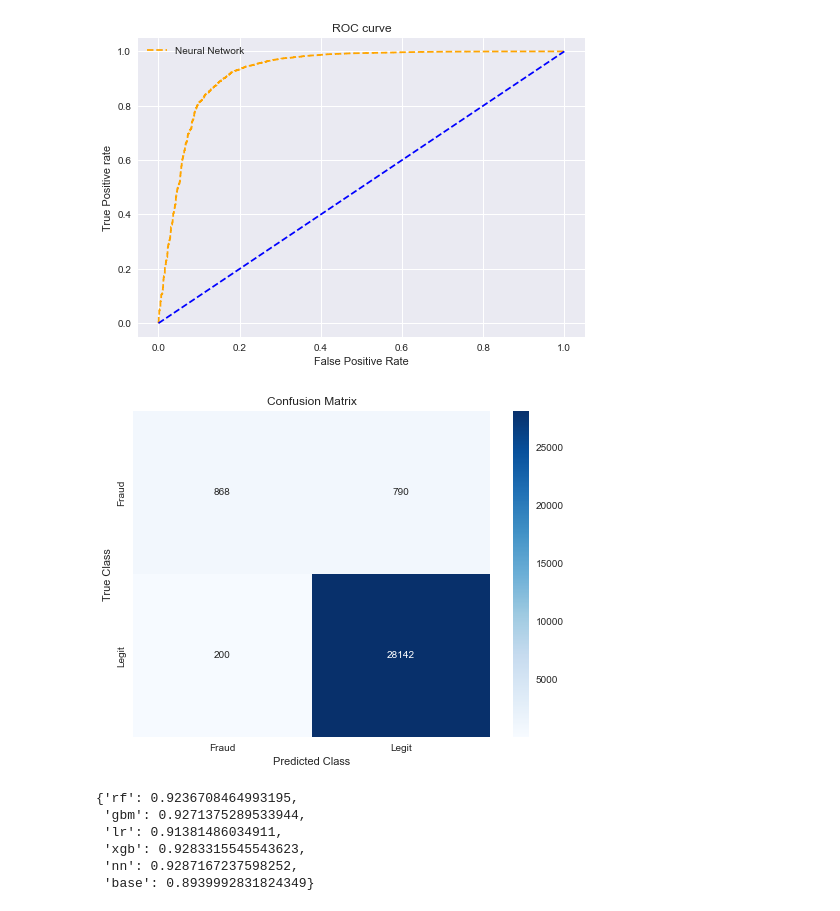
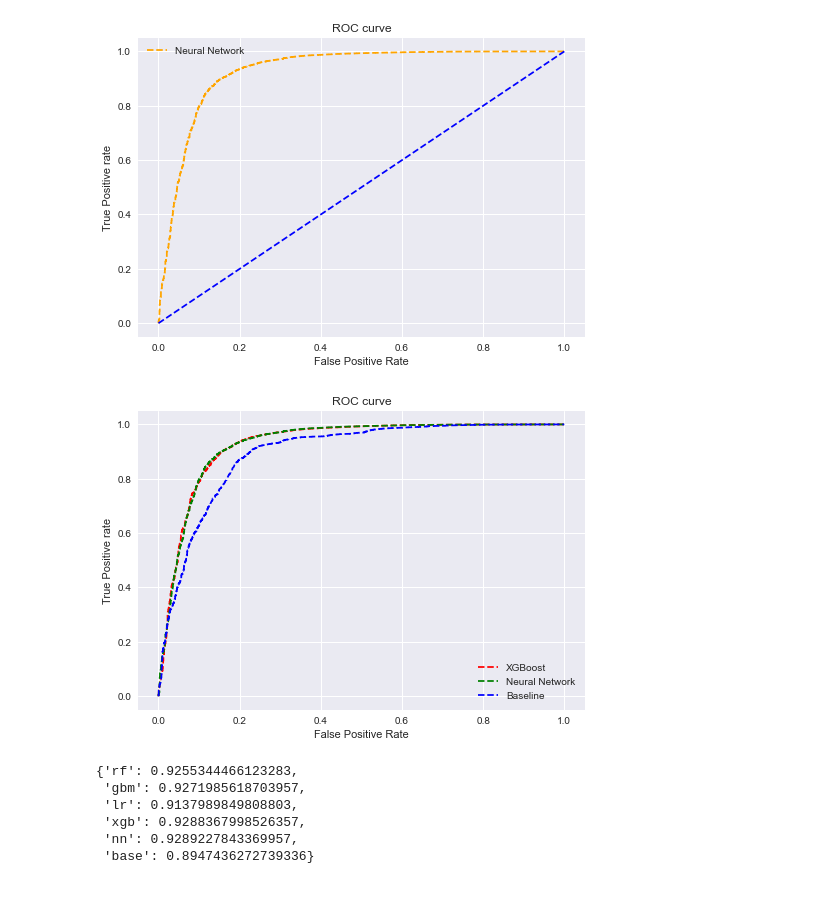
Before and after one commit to feifeikong/Fraud_Detection_Capstone, a Jupyter notebook: Capstone 3 - Preprocessing & Modeling.ipynb, the cells around one changed output. Cells and saved outputs as stored; diff of their text form; code cells hidden in the pictures.

```diff
--- a/Capstone 3 - Preprocessing & Modeling.ipynb
+++ b/Capstone 3 - Preprocessing & Modeling.ipynb
@@ -153,7 +152,7 @@ xgb_params
 
 from sklearn.metrics import roc_curve
 
-fpr, tpr, thresh = roc_curve(y_test, pred_probas['xgb'], pos_label=1)
+xgb_fpr, xgb_tpr, xgb_thresh = roc_curve(y_test, pred_probas['xgb'], pos_label=1)
 
 # roc curve for tpr = fpr
 random_probs = [0 for i in range(len(y_test))]
@@ -164,7 +163,7 @@ import matplotlib.pyplot as plt
 plt.style.use('seaborn')
 
 # plot roc curve
-plt.plot(fpr, tpr, linestyle='--',color='orange', label='XGBoost Classifier')
+plt.plot(xgb_fpr, xgb_tpr, linestyle='--',color='orange', label='XGBoost Classifier')
 plt.plot(p_fpr, p_tpr, linestyle='--', color='blue')
 # title
 plt.title('ROC curve')
@@ -340,7 +325,7 @@ plt.show()
 # %%
 #plot roc curve
 
-fpr, tpr, thresh = roc_curve(y_test, y_pred_proba, pos_label=1)
+nn_fpr, nn_tpr, nn_thresh = roc_curve(y_test, pred_probas['nn'], pos_label=1)
 
 # roc curve for tpr = fpr
 random_probs = [0 for i in range(len(y_test))]
@@ -351,7 +336,7 @@ import matplotlib.pyplot as plt
 plt.style.use('seaborn')
 
 # plot roc curve
-plt.plot(fpr, tpr, linestyle='--',color='orange', label='Neural Network')
+plt.plot(nn_fpr, nn_tpr, linestyle='--',color='orange', label='Neural Network')
 plt.plot(p_fpr, p_tpr, linestyle='--', color='blue')
 # title
 plt.title('ROC curve')
@@ -365,17 +350,3 @@ plt.savefig('ROC',dpi=300)
 plt.show()
 # %% [output]
 [figure]
-# %%
-#print confusion matrix
-
-y_pred = np.where(y_pred_proba > 0.5, 1, 0)
-cm = confusion_matrix(y_test, y_pred)
-labels = ['Fraud', 'Legit']
-plt.figure(figsize=(8,6))
-sns.heatmap(cm, xticklabels=labels, yticklabels=labels, annot=True, fmt='d', cmap="Blues", vmin = 0.2);
-plt.title('Confusion Matrix')
-plt.ylabel('True Class')
-plt.xlabel('Predicted Class')
-plt.show()
-# %% [output]
-[figure, removed]
@@ -395,9 +352,0 @@ auc_scores[name] = auc_score
-# %%
-auc_scores
-# %% [output]
-{'rf': 0.9236708464993195,
- 'gbm': 0.9271375289533944,
- 'lr': 0.91381486034911,
- 'xgb': 0.9283315545543623,
- 'nn': 0.9287167237598252,
- 'base': 0.8939992831824349}
@@ -404,3 +366,34 @@ auc_scores
+# %%
+#plot roc curves of all 3 models
+
+base_fpr, base_tpr, base_thresh = roc_curve(y_test, pred_probas['base'], pos_label=1)
+
+# plot roc curve
+plt.plot(xgb_fpr, xgb_tpr, linestyle='--',color='red', label='XGBoost')
+plt.plot(nn_fpr, nn_tpr, linestyle='--',color='green', label='Neural Network')
+plt.plot(base_fpr, base_tpr, linestyle='--',color='blue', label='Baseline')
+
+# title
+plt.title('ROC curve')
+# x label
+plt.xlabel('False Positive Rate')
+# y label
+plt.ylabel('True Positive rate')
+
+plt.legend(loc='best')
+plt.savefig('ROC',dpi=300)
+plt.show()
+# %% [output]
+[figure, added]
+# %%
+auc_scores
+# %% [output]
+{'rf': 0.9255344466123283,
+ 'gbm': 0.9271985618703957,
+ 'lr': 0.9137989849808803,
+ 'xgb': 0.9288367998526357,
+ 'nn': 0.9289227843369957,
+ 'base': 0.8947436272739336}
 # %%
 #calculate monetary impact from each model (Baseline vs XGBoost and Neural Network) and determine threshold
 #that minimizes cost and maximizes approval rate
```
Also changed, not shown: parts of 49 cells of this notebook.
